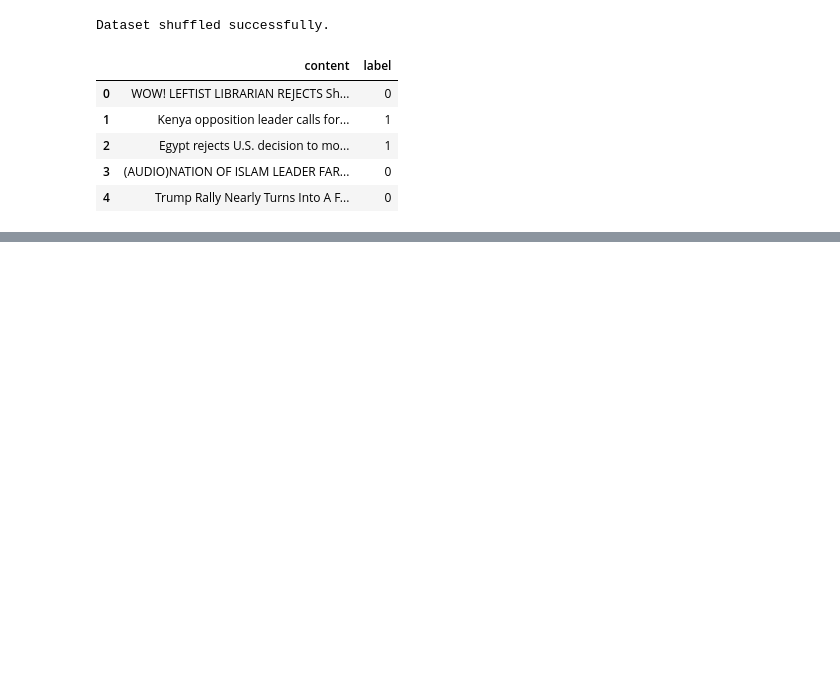
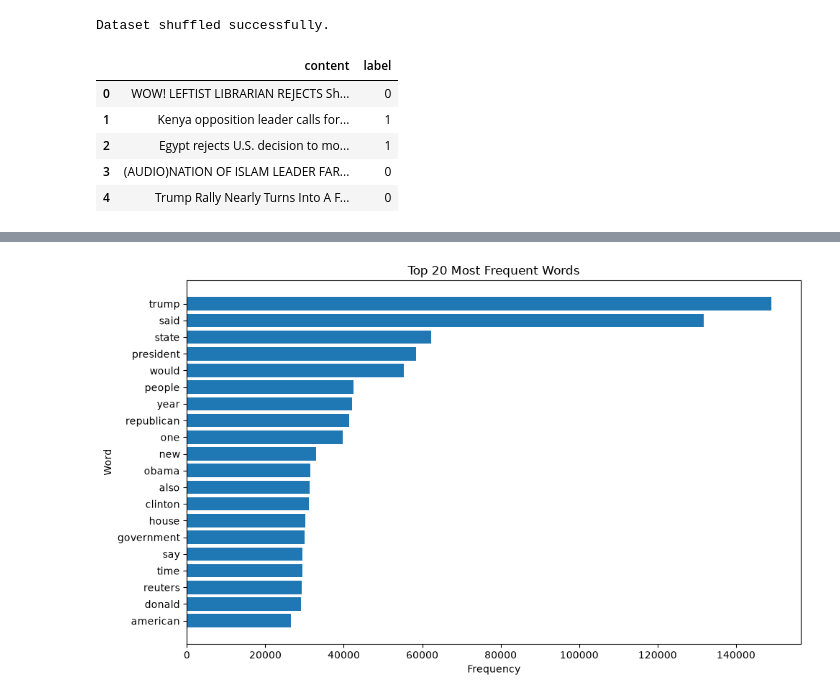
Before and after one commit to Tiwanka0312/NLP_Group_39, a Jupyter notebook: notebooks/03_naive_bayes.ipynb, the cells around one changed output, grey strips where cells are left out. Drawn from its saved outputs; the diff is of its cells as text; code cells hidden in the pictures; blank space fills up the shorter version.

Commit message:
Added text preprocessing and word frequency analysis

```diff
--- a/notebooks/03_naive_bayes.ipynb
+++ b/notebooks/03_naive_bayes.ipynb
@@ -281,0 +381,6 @@ Dataset shuffled successfully.
+# %%
+print("Text preprocessing started...")
+
+df["cleaned_content"] = df["content"].apply(clean_text)
+
+print("Text preprocessing completed successfully.")
@@ -281,0 +487,15 @@ Dataset shuffled successfully.
+# %%
+from collections import Counter
+
+all_words = " ".join(
+    df["cleaned_content"]
+).split()
+
+word_frequency = Counter(all_words)
+
+top_words = pd.DataFrame(
+    word_frequency.most_common(20),
+    columns=["Word", "Frequency"]
+)
+
+display(top_words)
@@ -281,0 +520,15 @@ Dataset shuffled successfully.
+# %%
+plt.figure(figsize=(10, 6))
+
+plt.barh(
+    top_words["Word"][::-1],
+    top_words["Frequency"][::-1]
+)
+
+plt.title("Top 20 Most Frequent Words")
+plt.xlabel("Frequency")
+plt.ylabel("Word")
+plt.tight_layout()
+plt.show()
+# %% [output]
+[figure, added]
```
Also changed, not shown: parts of 16 cells of this notebook.
